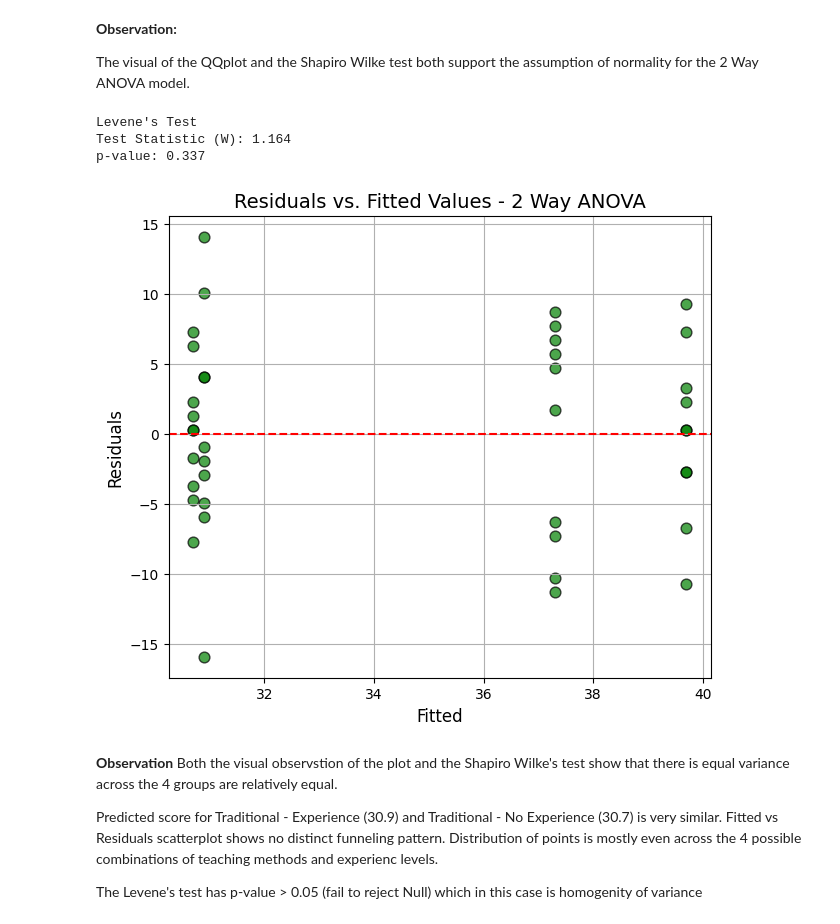
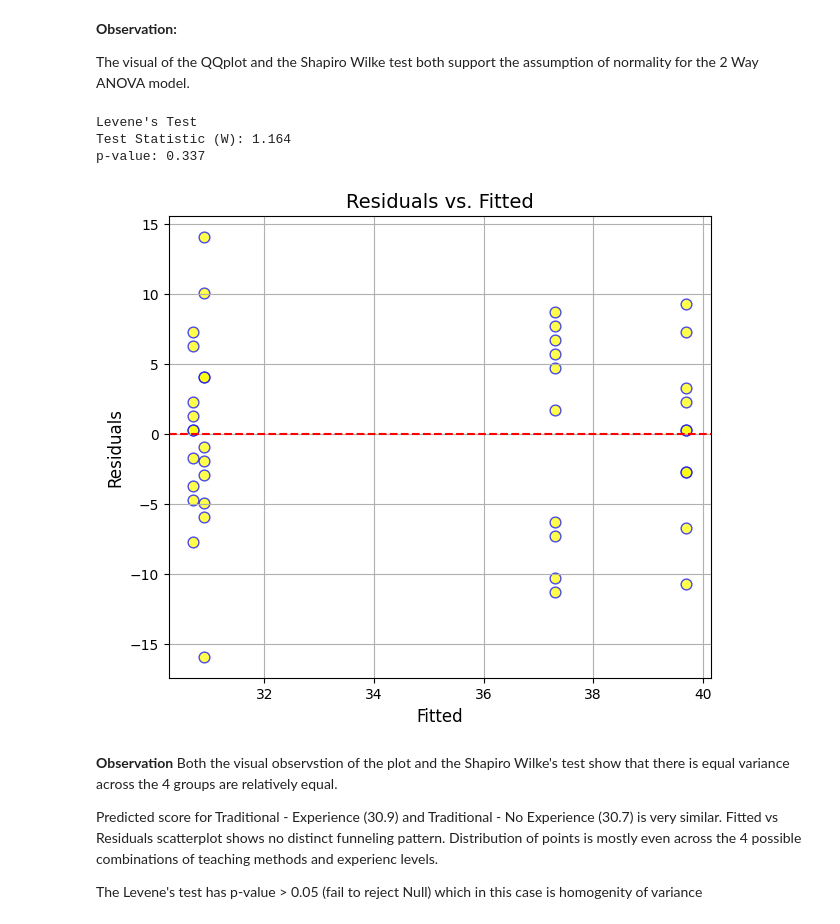
Before and after one commit to Cipher212/STAT-7220-Applied-Experimental-Design, a Jupyter notebook: Assignments/Midterm-Exam/Midterm-Exam.ipynb, the cells around one changed output. Drawn from its saved outputs; the diff is of its cells as text; code cells hidden in the pictures.

```diff
--- a/Assignments/Midterm-Exam/Midterm-Exam.ipynb
+++ b/Assignments/Midterm-Exam/Midterm-Exam.ipynb
@@ -479,34 +477,37 @@ p-value: 0.980
 The visual of the QQplot and the Shapiro Wilke test both support the assumption of normality for the 2 Way ANOVA model.
 # %%
 
+# divide into 4 groups based on Method and Experience combinations
 g1 = df2[(df2['Method'] == 'Traditional') & (df2['Experience'] == 'No Prior Experience')]['Score']
 g2 = df2[(df2['Method'] == 'Traditional') & (df2['Experience'] == 'Prior Experience')]['Score']
 g3 = df2[(df2['Method'] == 'VR') & (df2['Experience'] == 'No Prior Experience')]['Score']
 g4 = df2[(df2['Method'] == 'VR') & (df2['Experience'] == 'Prior Experience')]['Score']
 
+
+# levene's test
 levene_stat, levene_p = stats.levene(g1, g2, g3, g4)
 print("Levene's Test")
 print(f"Test Statistic (W): {levene_stat:.3f}")
 print(f"p-value: {levene_p:.3f}")
 
-print("\n")
+print("\n") # blank
 
 
 plt.figure(figsize=(7, 6))
 
 
 # scatterplot
-plt.scatter(model2.fittedvalues, model2.resid, color='green', edgecolors='k', alpha=0.7, s=60)
-plt.axhline(0, color='red', linestyle='--') # Add a reference line at zero
-plt.title('Residuals vs. Fitted Values - 2 Way ANOVA', fontsize=14)
-plt.xlabel('Fitted', fontsize=12)
-plt.ylabel('Residuals', fontsize=12)
-plt.grid(True,linestyle='-')
+plt.scatter(model2.fittedvalues, model2.resid, color='yellow', edgecolors='b', alpha=0.7, s=60)
+plt.axhline(0, color='red', linestyle='--') # reference line
+plt.title('Residuals vs. Fitted', fontsize=14) # title
+plt.xlabel('Fitted', fontsize=12) #xlabel
+plt.ylabel('Residuals', fontsize=12) #yaleb
+plt.grid(True,linestyle='-') # solid gridline
 # %% [output]
 Levene's Test
 Test Statistic (W): 1.164
 p-value: 0.337
-[figure, old version]
+[figure, new version]
 # %% [markdown]
 **Observation** Both the visual observstion of the plot and the Shapiro Wilke's test show that there is equal variance across the 4 groups are relatively equal.
 
```
Also changed, not shown: parts of 6 cells of this notebook.
